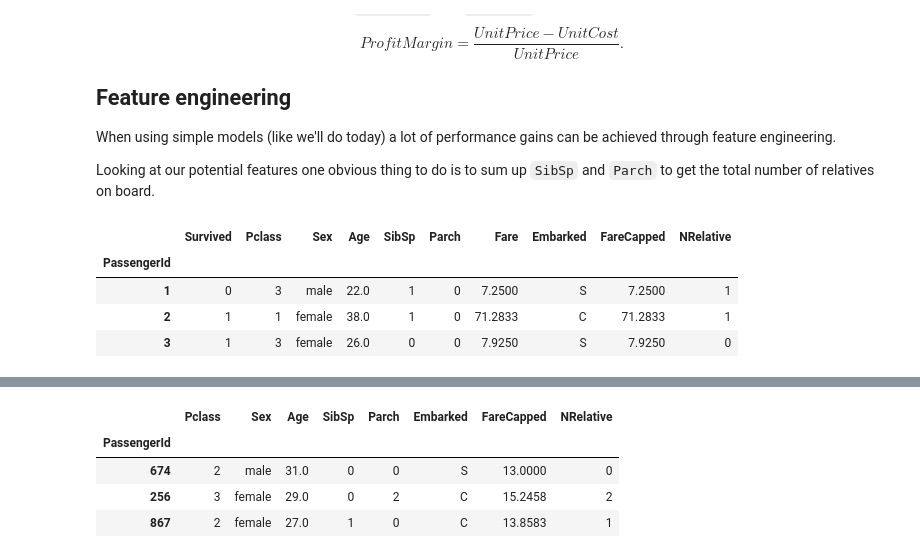
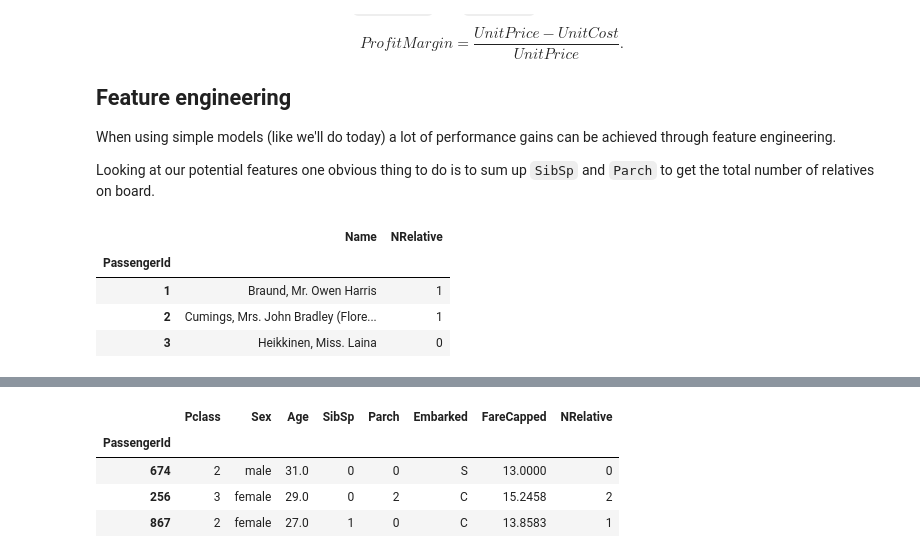
Before and after one commit to jputrius/ml_intro, a Jupyter notebook: chapters/02_supervised_learning.ipynb, the cells around one changed output, grey strips where cells are left out. Saved outputs shown, nothing was run; the diff lists cells and outputs as text; code cells hidden in the pictures.

```diff
--- a/chapters/02_supervised_learning.ipynb
+++ b/chapters/02_supervised_learning.ipynb
@@ -88,3 +87,0 @@ For now let's disregard these variables. We can then drop the columns from the d
-# %%
-df = df.drop(["Name", "Ticket"], axis=1) # axis=0 drops rows, axis=1 drops columns, default is axis=0
-df.head(3)
@@ -209,13 +211,13 @@ When using simple models (like we'll do today) a lot of performance gains can be
 Looking at our potential features one obvious thing to do is to sum up `SibSp` and `Parch` to get the total number of relatives on board.
 # %%
 df["NRelative"] = df["SibSp"] + df["Parch"]
-df.head(3)
+df[["Name", "NRelative"]].head(3)
 # %% [output]
-|  | Survived | Pclass | Sex | Age | SibSp | Parch | Fare | Embarked | FareCapped | NRelative |
-| PassengerId |  |  |  |  |  |  |  |  |  |  |
-| 1 | 0 | 3 | male | 22.0 | 1 | 0 | 7.2500 | S | 7.2500 | 1 |
-| 2 | 1 | 1 | female | 38.0 | 1 | 0 | 71.2833 | C | 71.2833 | 1 |
-| 3 | 1 | 3 | female | 26.0 | 0 | 0 | 7.9250 | S | 7.9250 | 0 |
+|  | Name | NRelative |
+| PassengerId |  |  |
+| 1 | Braund, Mr. Owen Harris | 1 |
+| 2 | Cumings, Mrs. John Bradley (Flore... | 1 |
+| 3 | Heikkinen, Miss. Laina | 0 |
 # %% [markdown]
 ## Logistic Regression
 
```
Also changed, not shown: parts of 9 cells of this notebook, 1 other file.
